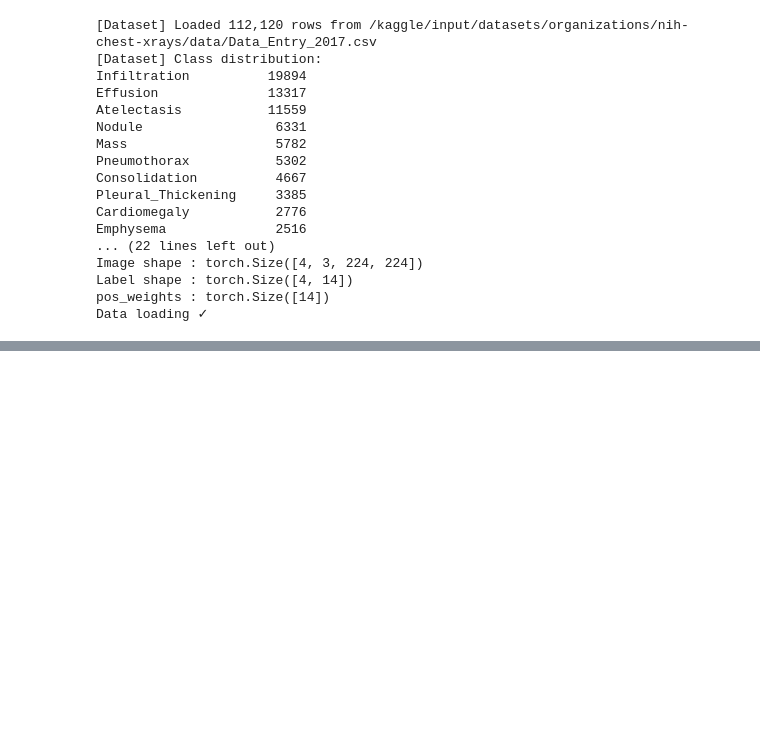
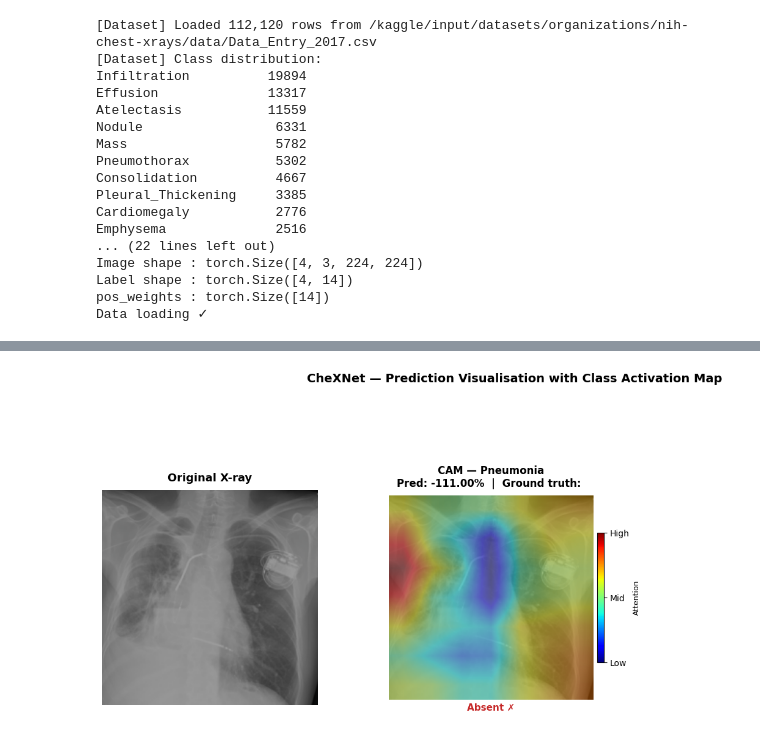
Before and after one commit to RiteshGupta-02/chestnut, a Jupyter notebook: chestnut.ipynb, the cells around one changed output, grey strips where cells are left out. Cells and saved outputs as stored; diff of their text form; code cells hidden in the pictures; blank space fills up the shorter version.

Commit message:
Kaggle Notebook | chestnut | Version 3

```diff
--- a/chestnut.ipynb
+++ b/chestnut.ipynb
@@ -183,0 +211,19 @@ with open("/kaggle/working/chestnut/src/chestxray_dataset.py","r") as f:
+# %%
+from cam import load_single_image, visualize_prediction
+import os
+
+# Pick any test image
+sample_image_path = "/kaggle/input/datasets/organizations/nih-chest-xrays/data/images_001/images/00000003_000.png"
+image,label = next(iter(test_loader))
+image_tensor = load_single_image(sample_image_path)
+dummy_label  = [0] * 14   # replace with real labels if you have them
+fig = visualize_prediction(
+    model=model,
+    image_tensor=image[25],
+    true_labels=label[25],
+    device=device,
+    target_class_idx=6,    # Pneumonia
+    save_path="/kaggle/working/results/cam_sample.png"
+)
+# %% [output]
+[figure, added]
```
Also changed, not shown: parts of 10 cells of this notebook.
